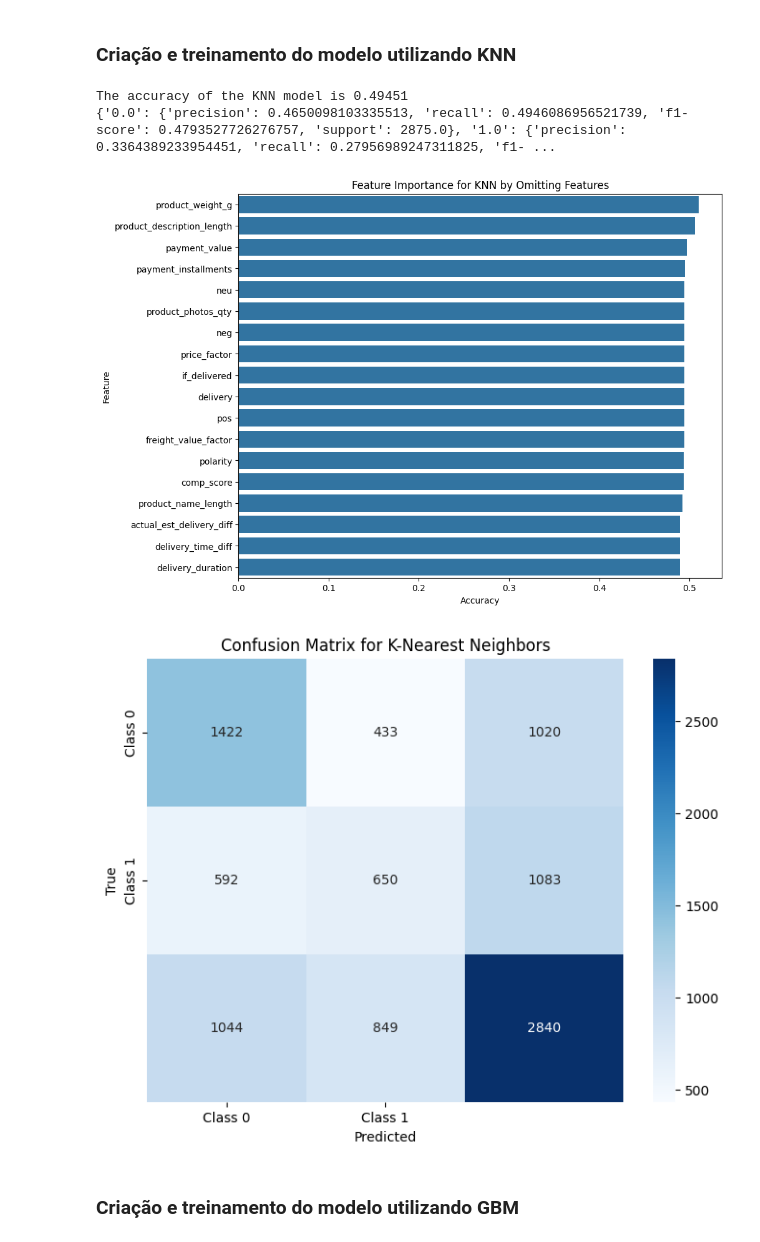
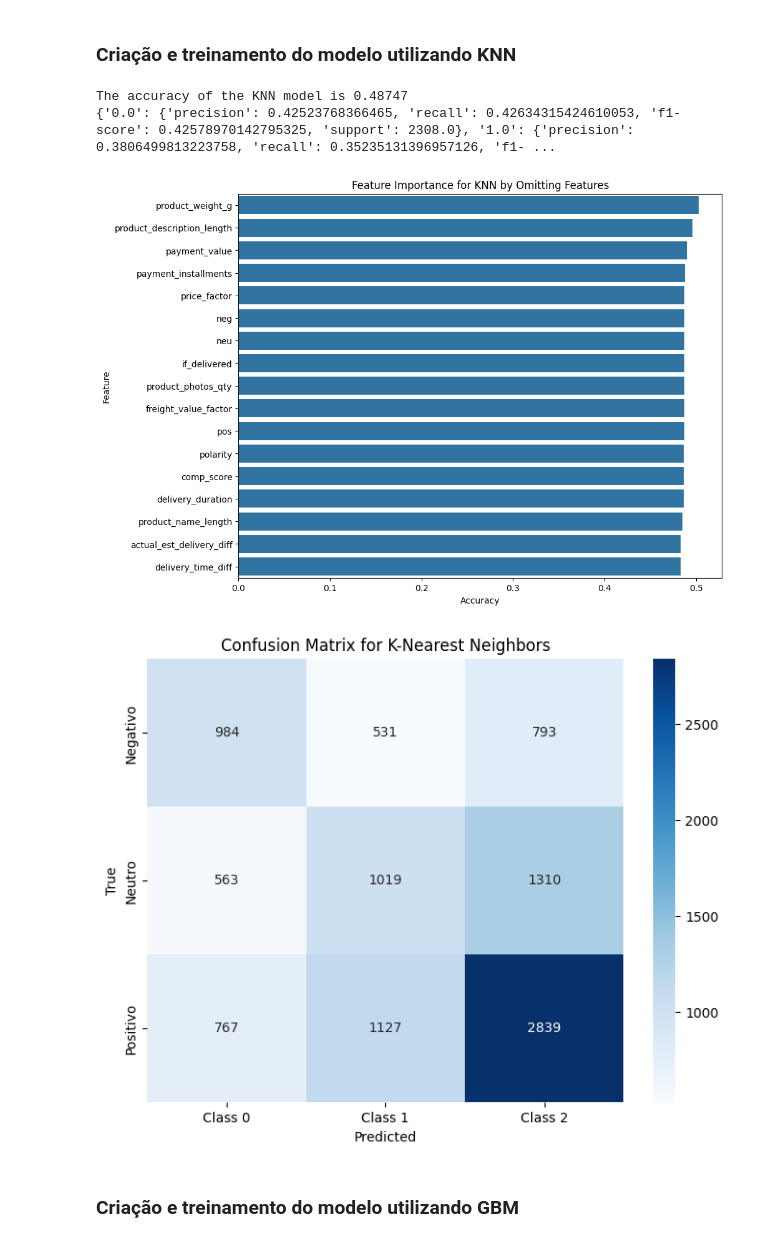
Before and after one commit to wnetohr/Olist-Brazilian-E-Commerce, a Jupyter notebook: notebooks/new_prediction_models.ipynb, the cells around one changed output. Cells and saved outputs as stored; diff of their text form; code cells hidden in the pictures.

Commit message:
Alternando padrões do filtro de notas entre os modelos

```diff
--- a/notebooks/new_prediction_models.ipynb
+++ b/notebooks/new_prediction_models.ipynb
@@ -119,7 +119,10 @@ seed = 42
 file_path = '../data/outputs/costumers_feature_df.parquet'
 file_path2 = '../data/outputs/feature_df.parquet'
 file_path3 = '../data/outputs/finale_df.parquet'
-df = load_data(file_path3)
+file_path4 = '../data/outputs/score_df_1.parquet' # Filtro 1 e 2 // 3 e 4 // 5
+file_path5 = '../data/outputs/score_df_2.parquet' # Filtro 1 e 2 // 3 // 4 e 5
+file_path6 = '../data/outputs/score_df_3.parquet' # Filtro 1 // 2, 3 e 4 // 5
+df = load_data(file_path6)
 ##display(df)
 
 rating = df['review_score_factor']
@@ -130,7 +133,7 @@ drop_columns = ['order_id', 'customer_id', 'order_status', 'order_purchase_times
                 'review_creation_date', 'review_comment_message', 'review_answer_timestamp', 'payment_sequential', 'payment_type', 'customer_unique_id', \
                 'customer_zip_code_prefix', 'customer_city', 'customer_state', 'order_item_id', 'product_id', 'seller_id', 'shipping_limit_date', 'price', \
                 'freight_value', 'product_category_name', 'product_length_cm', 'product_height_cm', 'product_width_cm', \
-                'seller_zip_code_prefix', 'seller_city', 'seller_state', 'review_score_factor','satisfaction']
+                'seller_zip_code_prefix', 'seller_city', 'seller_state', 'review_score_factor', 'delivery']
 
 features = df.drop(drop_columns, axis=1)
 features = features.fillna(features.mean())
@@ -343,38 +346,38 @@ Classification Report for Random Forest:
 model_knn = KNeighborsClassifier(n_neighbors=5)
 model_knn.fit(x_train, y_train)
 
 # Fazer previsões
 y_pred_knn = model_knn.predict(x_test)
 
 # Avaliar o modelo
 accuracy = accuracy_score(y_test, y_pred_knn)
 conf_matrix_knn = confusion_matrix(y_test, y_pred_knn)
 print(f'The accuracy of the KNN model is {round(accuracy, 5)}')
 
 # Exibir relatório de classificação
 class_report_knn = classification_report(y_test, y_pred_knn,output_dict=True)
 print(class_report_knn)
 
 feature_importance_knn = evaluate_feature_importance(model_knn, x_train, x_test, y_train, y_test)
 importance_df_knn = pd.DataFrame(feature_importance_knn, columns=['Feature', 'Accuracy'])
 importance_df_knn = importance_df_knn.sort_values(by='Accuracy', ascending=False)
 
 plt.figure(figsize=(10, 8))
 sns.barplot(x='Accuracy', y='Feature', data=importance_df_knn)
 plt.title('Feature Importance for KNN by Omitting Features')
 plt.show()
 
 plt.figure(figsize=(8, 6))
-sns.heatmap(conf_matrix_knn, annot=True, fmt='d', cmap='Blues', xticklabels=['Class 0', 'Class 1'], yticklabels=['Class 0', 'Class 1'])
+sns.heatmap(conf_matrix_knn, annot=True, fmt='d', cmap='Blues', xticklabels=['Class 0', 'Class 1', 'Class 2'], yticklabels=['Negativo', 'Neutro', 'Positivo'])
 plt.title('Confusion Matrix for K-Nearest Neighbors')
 plt.xlabel('Predicted')
 plt.ylabel('True')
 plt.show()
 # %% [output]
-The accuracy of the KNN model is 0.49451
-{'0.0': {'precision': 0.4650098103335513, 'recall': 0.4946086956521739, 'f1-score': 0.4793527726276757, 'support': 2875.0}, '1.0': {'precision': 0.3364389233954451, 'recall': 0.27956989247311825, 'f1- ...
+The accuracy of the KNN model is 0.48747
+{'0.0': {'precision': 0.42523768366465, 'recall': 0.42634315424610053, 'f1-score': 0.42578970142795325, 'support': 2308.0}, '1.0': {'precision': 0.3806499813223758, 'recall': 0.35235131396957126, 'f1- ...
-[figure, old version]
+[figure, new version]
-[figure, old version]
+[figure, new version]
 # %% [markdown]
 ### Criação e treinamento do modelo utilizando GBM
 # %%
```
Also changed, not shown: parts of 11 cells of this notebook, 9 other files.
